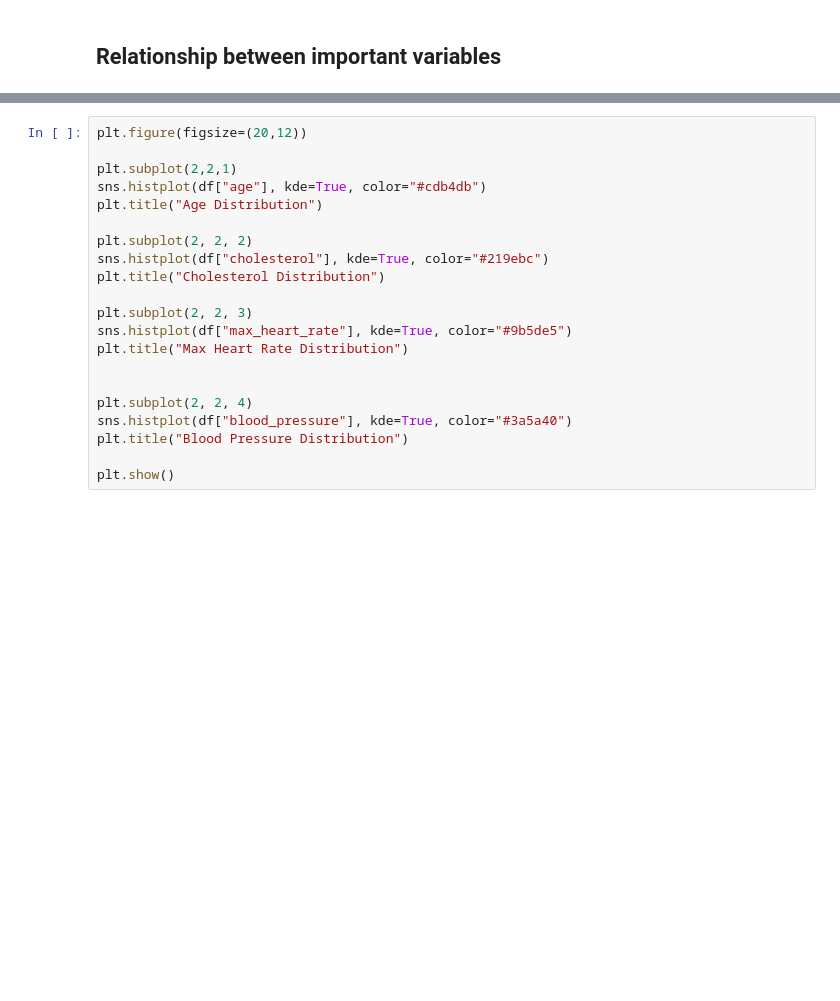
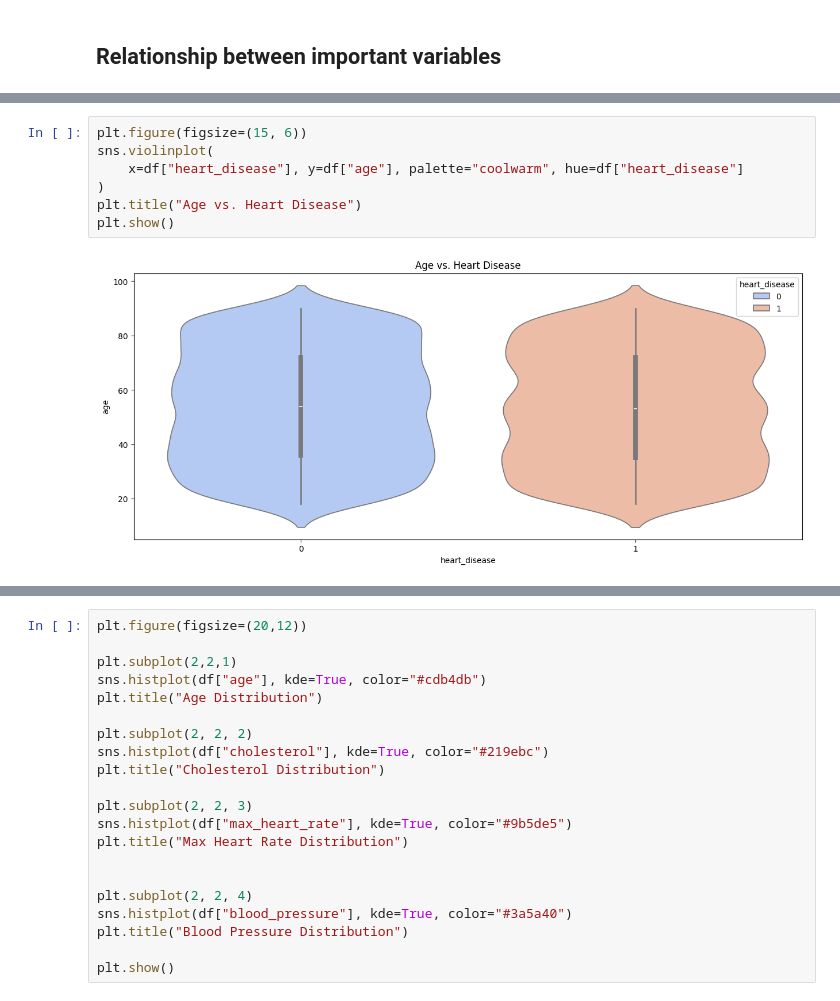
Before and after one commit to amn-sdqi/Case-Studies, a Jupyter notebook: Segmenting Patients/main.ipynb, the cells around one changed output, grey strips where cells are left out. Drawn from its saved outputs; the diff is of its cells as text; blank space fills up the shorter version.

```diff
--- a/Segmenting Patients/main.ipynb
+++ b/Segmenting Patients/main.ipynb
@@ -119,3 +121,12 @@ plt.show()
+# %%
+plt.figure(figsize=(15, 6))
+sns.violinplot(
+    x=df["heart_disease"], y=df["age"], palette="coolwarm", hue=df["heart_disease"]
+)
+plt.title("Age vs. Heart Disease")
+plt.show()
+# %% [output]
+[figure, added]
 # %%
 plt.figure(figsize=(15, 8))
 sns.lineplot(y=df["bmi"], x=df["age"], hue=df["smoking_status"])
```
Also changed, not shown: parts of 42 cells of this notebook, 1 other file.
